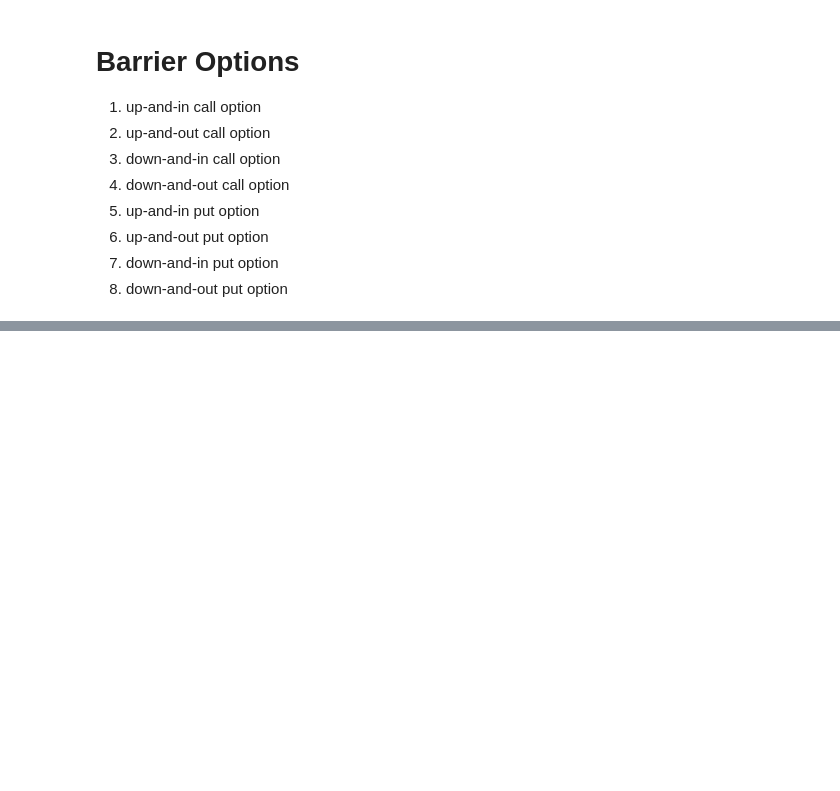
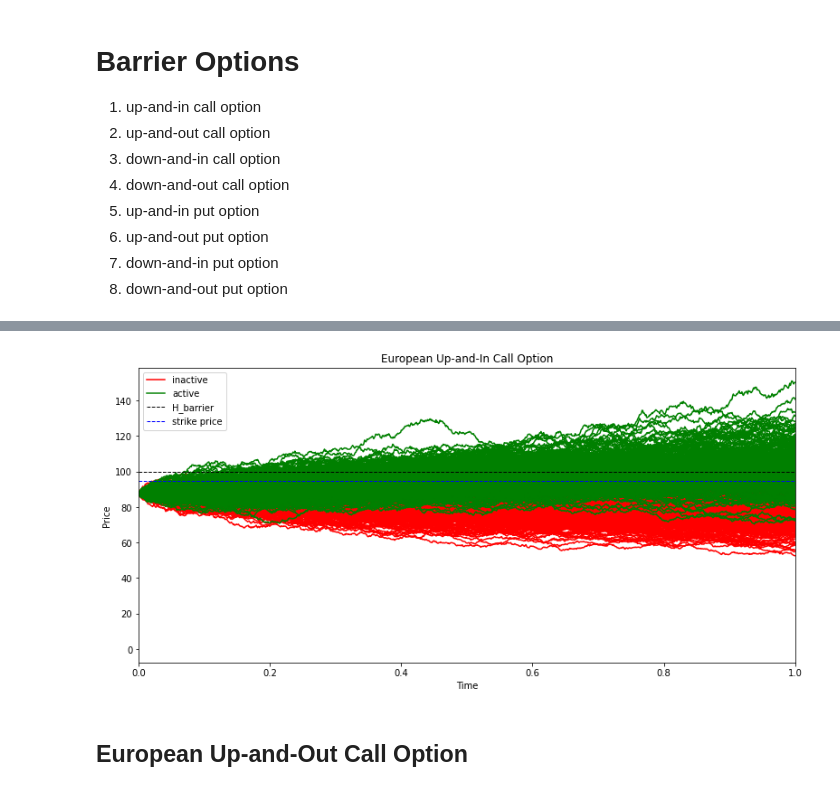
Before and after one commit to 1109LLL/KCL_individual_project, a Jupyter notebook: src/numerical_methods_comparison.ipynb, the cells around one changed output, grey strips where cells are left out. Drawn from its saved outputs; the diff is of its cells as text; code cells hidden in the pictures; blank space fills up the shorter version.

Commit message:
add all types of Barrier Call option pricing functions

```diff
--- a/src/numerical_methods_comparison.ipynb
+++ b/src/numerical_methods_comparison.ipynb
@@ -569,0 +536,22 @@ Milstein: Estimated present value is 15.594471
+# %%
+N = 5
+M = 5
+H = 100
+start_time = time.time()
+mil_simulator = Milstein_fast_simulator("Milstein", S0, K, r, sigma, T, N, M)
+mil_option_price = mil_simulator.run_monte_carlo()
+print("Estimated present value is %f" % mil_option_price)
+print("Computation time is: ", round(time.time() - start_time,4))
+
+print(mil_simulator.realisations)
+mask = np.any(mil_simulator.realisations >= H, axis=0)
+print(mask)
+
+cloned_rels = np.copy(mil_simulator.realisations)
+cloned_rels[:,mask] = 0
+print(cloned_rels, end="\n")
+
+payoffs = np.maximum(0, K - cloned_rels[-1][cloned_rels[-1] != 0])
+print(payoffs, end="\n")
+C0 = np.exp(-r*T)*np.sum(payoffs)/M
+print(C0, end="\n")
@@ -569,0 +667,10 @@ Milstein: Estimated present value is 15.594471
+# %%
+barrier_option = BarrierOption(S0, 95, r, sigma, T, N, M, 1, 100, 75)
+(EM_option_price, M_option_price, EM_barrier, M_barrier) = barrier_option.run_monte_carlo()
+print("")
+print(f'''{"Method":<{19}}{"Option Type":<{34}}{"Estimated Price":<{10}}''')
+print(f'''{"------":<{19}}{"-----------":<{34}}{"---------------":<{10}}''')
+print(f'''{"Euler-Maruyama":<{19}}{"Call":<{34}}{EM_option_price:<{10}}''')
+print(f'''{"Milstein":<{19}}{"Call":<{34}}{M_option_price:<{10}}''')
+print(f'''{"Euler-Maruyama":<{19}}{barrier_option.title:<{34}}{EM_barrier:<{10}}''')
+print(f'''{"Milstein":<{19}}{barrier_option.title:<{34}}{M_barrier:<{10}}''')
@@ -569,0 +687,6 @@ Milstein: Estimated present value is 15.594471
+# %%
+barrier_option.plot_barrier_paths()
+# %% [output]
+[figure, added]
+# %% [markdown]
+## European Up-and-Out Call Option
```
Also changed, not shown: parts of 30 cells of this notebook.
